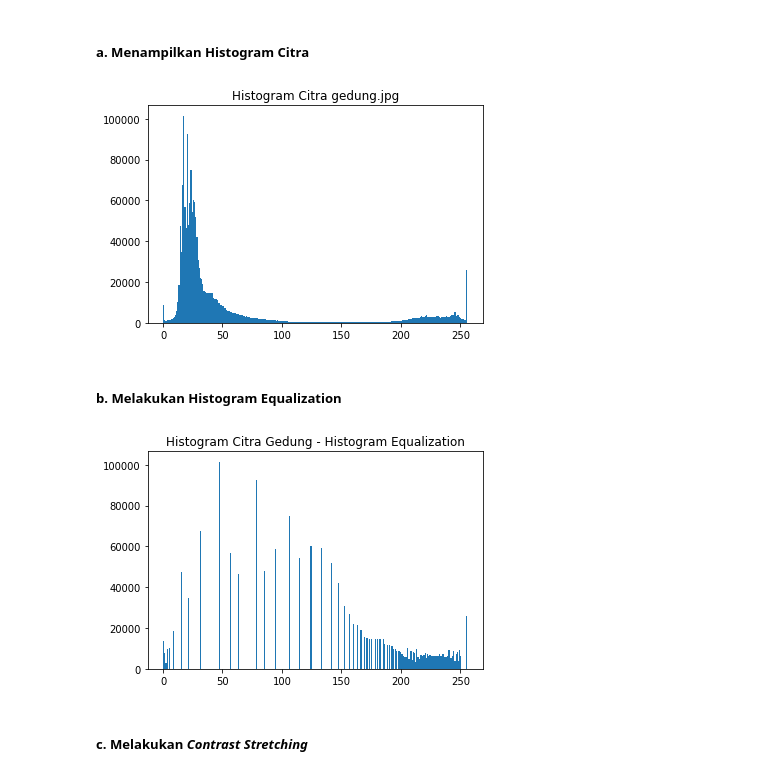
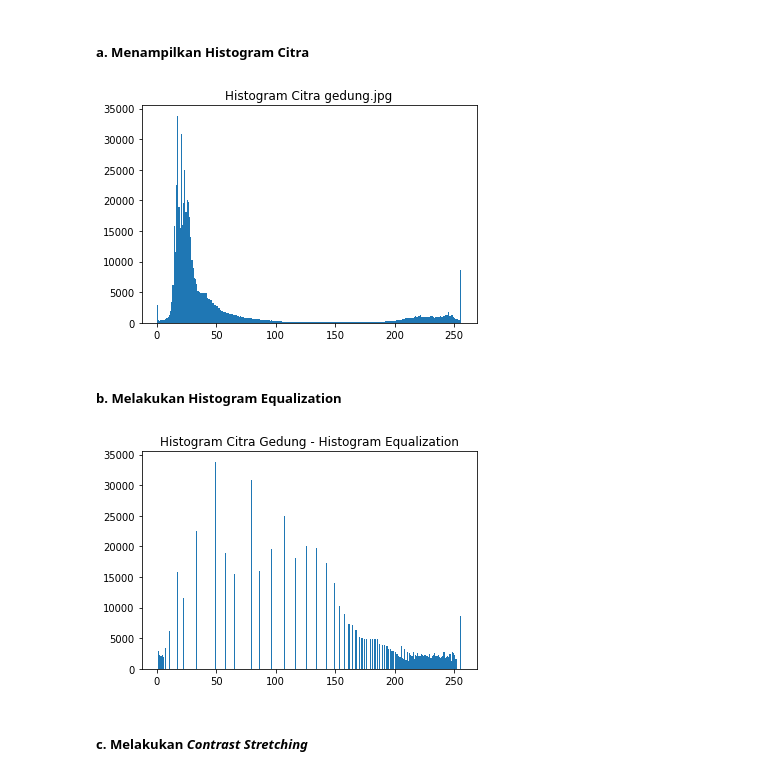
Before and after one commit to reiva5/CSCE604133-pengolahan-citra, a Jupyter notebook: Lab 1/MRS-Lab 1-A-2006609645-A-2006560876.ipynb, the cells around one changed output. Cells and saved outputs as stored; diff of their text form; code cells hidden in the pictures.

Commit message:
Edit File at 1.b. when Showing Image into Hist

```diff
--- a/Lab 1/MRS-Lab 1-A-2006609645-A-2006560876.ipynb
+++ b/Lab 1/MRS-Lab 1-A-2006609645-A-2006560876.ipynb
@@ -62,31 +62,35 @@ basePath = 'Citra Lab 1/'
 def getPath(fileName):
     return basePath + fileName
 # %%
+## Membaca citra gedung
 citra_gedung = io.imread(getPath('gedung.jpg'))
 
+## Mengubah citra gedung menjadi abu-abu
+citra_gedung_gray = util.img_as_ubyte(color.rgb2gray(citra_gedung))
+
 ## Menampilkan histogram citra
-plt.hist(citra_gedung.flatten(), 256, range=(0,256))
+plt.hist(citra_gedung_gray.flatten(), 256, range=(0,256))
 plt.title('Histogram Citra gedung.jpg')
 
 plt.show()
 # %% [output]
-[figure, old version]
+[figure, new version]
 # %% [markdown]
 ##### b. Melakukan Histogram Equalization
 # %%
 ## Melakukan histogram equalization pada citra_gedung dan menyimpannya pada variabel eq_citra_gedung
-eq_citra_gedung = exposure.equalize_hist(citra_gedung)
+eq_citra_gedung = util.img_as_ubyte(exposure.equalize_hist(citra_gedung_gray)
 
-## Melakukan re-scaling citra dari float[0,1] menjadi integer[0,255]
-eq_citra_gedung = exposure.rescale_intensity(eq_citra_gedung, out_range=(0, 255))
+## Mengubah histogram equalization citra abu-abu menjadi `ubyte`
+eq_citra_gedung = util.img_as_ubyte(eq_citra_gedung)
 
 ## Menampilkan histogram dari citra
-plt.hist(eq_citra_gedung.flatten(), 256, range=(0,256))
+plt.hist(eq_citra_gedung_gray.flatten(), 256, range=(0,256))
 plt.title('Histogram Citra Gedung - Histogram Equalization')
 
 plt.show()
 # %% [output]
-[figure, old version]
+[figure, new version]
 # %% [markdown]
 ##### c. Melakukan _Contrast Stretching_
 # %%
```
Also changed, not shown: parts of 3 cells of this notebook.
